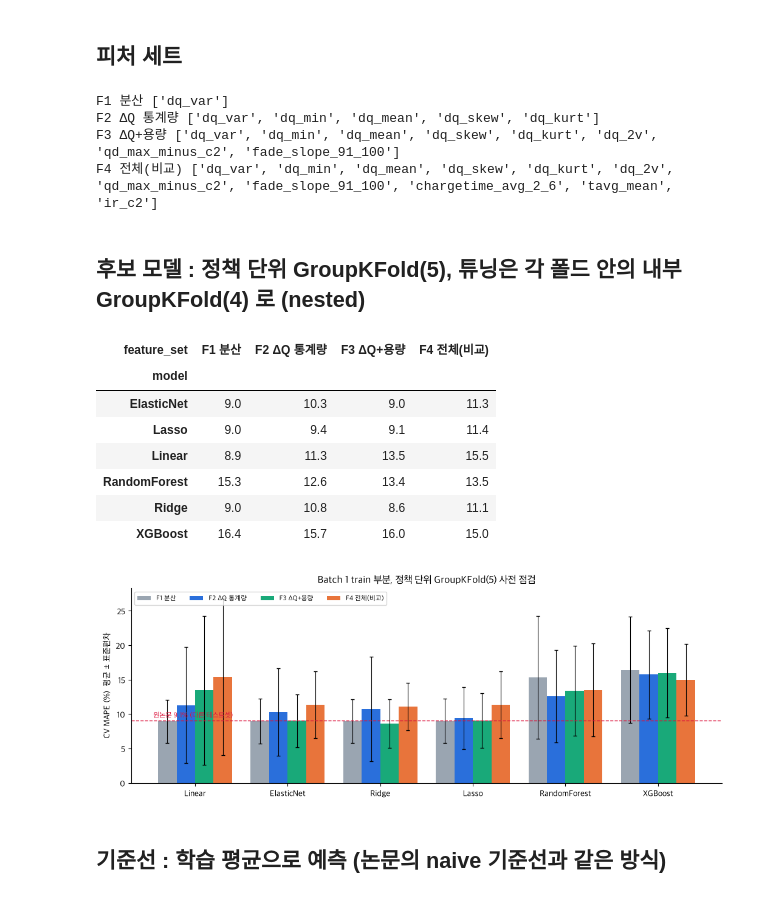
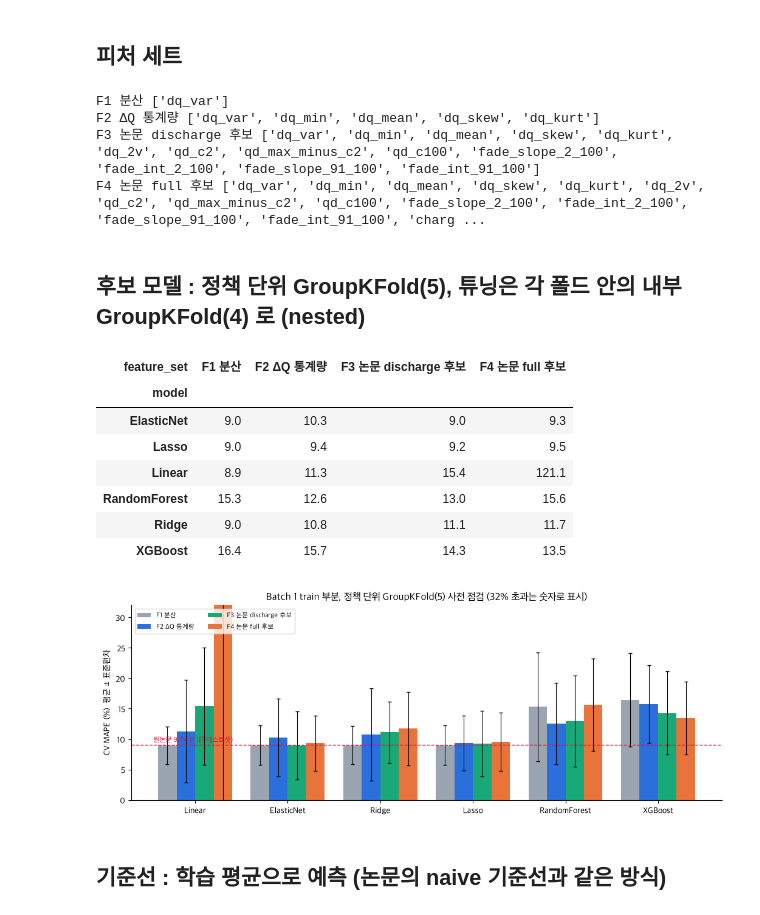
Before and after one commit to 97-99-02/ess-battery-project, a Jupyter notebook: notebooks/02_feature_engineering.ipynb, the cells around one changed output. Cells and saved outputs as stored; diff of their text form; code cells hidden in the pictures.

```diff
--- a/notebooks/02_feature_engineering.ipynb
+++ b/notebooks/02_feature_engineering.ipynb
@@ -40,18 +40,21 @@ valid life : {'min': 534.0, '50%': 860.0, 'max': 1074.0}
 ## 피처 세트
 # %%
 DQ = ['dq_var', 'dq_min', 'dq_mean', 'dq_skew', 'dq_kurt']
+# 논문 Supplementary Table 1 과 같은 구성 : discharge 후보 13개, full 후보 20개
+CAP = ['qd_c2', 'qd_max_minus_c2', 'qd_c100', 'fade_slope_2_100', 'fade_int_2_100', 'fade_slope_91_100', 'fade_int_91_100']
+OTHER = ['chargetime_avg_2_6', 'tmax_max', 'tmin_min', 'tavg_mean', 'ir_c2', 'ir_min', 'ir_c100_minus_c2']
 FSETS = {
     'F1 분산': ['dq_var'],
     'F2 ΔQ 통계량': DQ,
-    'F3 ΔQ+용량': DQ + ['dq_2v', 'qd_max_minus_c2', 'fade_slope_91_100'],
-    'F4 전체(비교)': DQ + ['dq_2v', 'qd_max_minus_c2', 'fade_slope_91_100', 'chargetime_avg_2_6', 'tavg_mean', 'ir_c2'],
+    'F3 논문 discharge 후보': DQ + ['dq_2v'] + CAP,
+    'F4 논문 full 후보': DQ + ['dq_2v'] + CAP + OTHER,
 }
 for k, v in FSETS.items(): print(k, v)
 # %% [output]
 F1 분산 ['dq_var']
 F2 ΔQ 통계량 ['dq_var', 'dq_min', 'dq_mean', 'dq_skew', 'dq_kurt']
-F3 ΔQ+용량 ['dq_var', 'dq_min', 'dq_mean', 'dq_skew', 'dq_kurt', 'dq_2v', 'qd_max_minus_c2', 'fade_slope_91_100']
-F4 전체(비교) ['dq_var', 'dq_min', 'dq_mean', 'dq_skew', 'dq_kurt', 'dq_2v', 'qd_max_minus_c2', 'fade_slope_91_100', 'chargetime_avg_2_6', 'tavg_mean', 'ir_c2']
+F3 논문 discharge 후보 ['dq_var', 'dq_min', 'dq_mean', 'dq_skew', 'dq_kurt', 'dq_2v', 'qd_c2', 'qd_max_minus_c2', 'qd_c100', 'fade_slope_2_100', 'fade_int_2_100', 'fade_slope_91_100', 'fade_int_91_100']
+F4 논문 full 후보 ['dq_var', 'dq_min', 'dq_mean', 'dq_skew', 'dq_kurt', 'dq_2v', 'qd_c2', 'qd_max_minus_c2', 'qd_c100', 'fade_slope_2_100', 'fade_int_2_100', 'fade_slope_91_100', 'fade_int_91_100', 'charg ...
 # %% [markdown]
 ## 후보 모델 : 정책 단위 GroupKFold(5), 튜닝은 각 폴드 안의 내부 GroupKFold(4) 로 (nested)
 # %%
@@ -96,30 +99,35 @@ table = cv.pivot(index='model', columns='feature_set', values='cv_mape').round(1
 table = table[list(FSETS)]
 table
 # %% [output]
-| feature_set | F1 분산 | F2 ΔQ 통계량 | F3 ΔQ+용량 | F4 전체(비교) |
+| feature_set | F1 분산 | F2 ΔQ 통계량 | F3 논문 discharge 후보 | F4 논문 full 후보 |
 | model |  |  |  |  |
-| ElasticNet | 9.0 | 10.3 | 9.0 | 11.3 |
-| Lasso | 9.0 | 9.4 | 9.1 | 11.4 |
-| Linear | 8.9 | 11.3 | 13.5 | 15.5 |
-| RandomForest | 15.3 | 12.6 | 13.4 | 13.5 |
-| Ridge | 9.0 | 10.8 | 8.6 | 11.1 |
-| XGBoost | 16.4 | 15.7 | 16.0 | 15.0 |
+| ElasticNet | 9.0 | 10.3 | 9.0 | 9.3 |
+| Lasso | 9.0 | 9.4 | 9.2 | 9.5 |
+| Linear | 8.9 | 11.3 | 15.4 | 121.1 |
+| RandomForest | 15.3 | 12.6 | 13.0 | 15.6 |
+| Ridge | 9.0 | 10.8 | 11.1 | 11.7 |
+| XGBoost | 16.4 | 15.7 | 14.3 | 13.5 |
 # %%
 fig, ax = plt.subplots(figsize=(10.5, 4))
 models = list(MODELS); w = 0.2
 colors_ = ['#9aa5b1', '#2a6fdb', '#19a979', '#e8743b']
 for i, fs in enumerate(FSETS):
     sub = cv[cv.feature_set == fs].set_index('model').loc[models]
     ax.bar(np.arange(len(models)) + (i - 1.5) * w, sub.cv_mape, w, yerr=sub.cv_std, capsize=2,
            color=colors_[i], label=fs, error_kw=dict(lw=0.8))
 ax.axhline(9.1, color='crimson', ls='--', lw=1); ax.text(-0.45, 9.5, '원논문 9.1% (다른 테스트셋)', color='crimson', fontsize=8.5, ha='left')
 ax.set_xticks(range(len(models))); ax.set_xticklabels(models)
-ax.set_ylabel('CV MAPE (%)  평균 ± 표준편차'); ax.legend(fontsize=8, ncol=4, loc='upper left')
-ax.set_title('Batch 1 train 부분, 정책 단위 GroupKFold(5) 사전 점검')
+ax.set_ylabel('CV MAPE (%)  평균 ± 표준편차'); ax.legend(fontsize=8, ncol=2, loc='upper left')
+ax.set_ylim(0, 32)
+for i, fs in enumerate(FSETS):
+    sub = cv[cv.feature_set == fs].set_index('model').loc[models]
+    for j, (m, v) in enumerate(sub.cv_mape.items()):
+        if v > 32: ax.text(j + (i - 1.5) * w, 30.5, f'{v:.0f}', ha='center', fontsize=7, color='crimson')
+ax.set_title('Batch 1 train 부분, 정책 단위 GroupKFold(5) 사전 점검 (32% 초과는 숫자로 표시)')
 plt.tight_layout(); plt.savefig(f'{FIG}/prelim_cv.png', bbox_inches='tight'); plt.show()
 cv.round(2).to_csv('../results/prelim_cv.csv', index=False)
 # %% [output]
-[figure, old version]
+[figure, new version]
 # %% [markdown]
 ## 기준선 : 학습 평균으로 예측 (논문의 naive 기준선과 같은 방식)
 # %%
```
Also changed, not shown: parts of 1 cell of this notebook, 3 other files.
